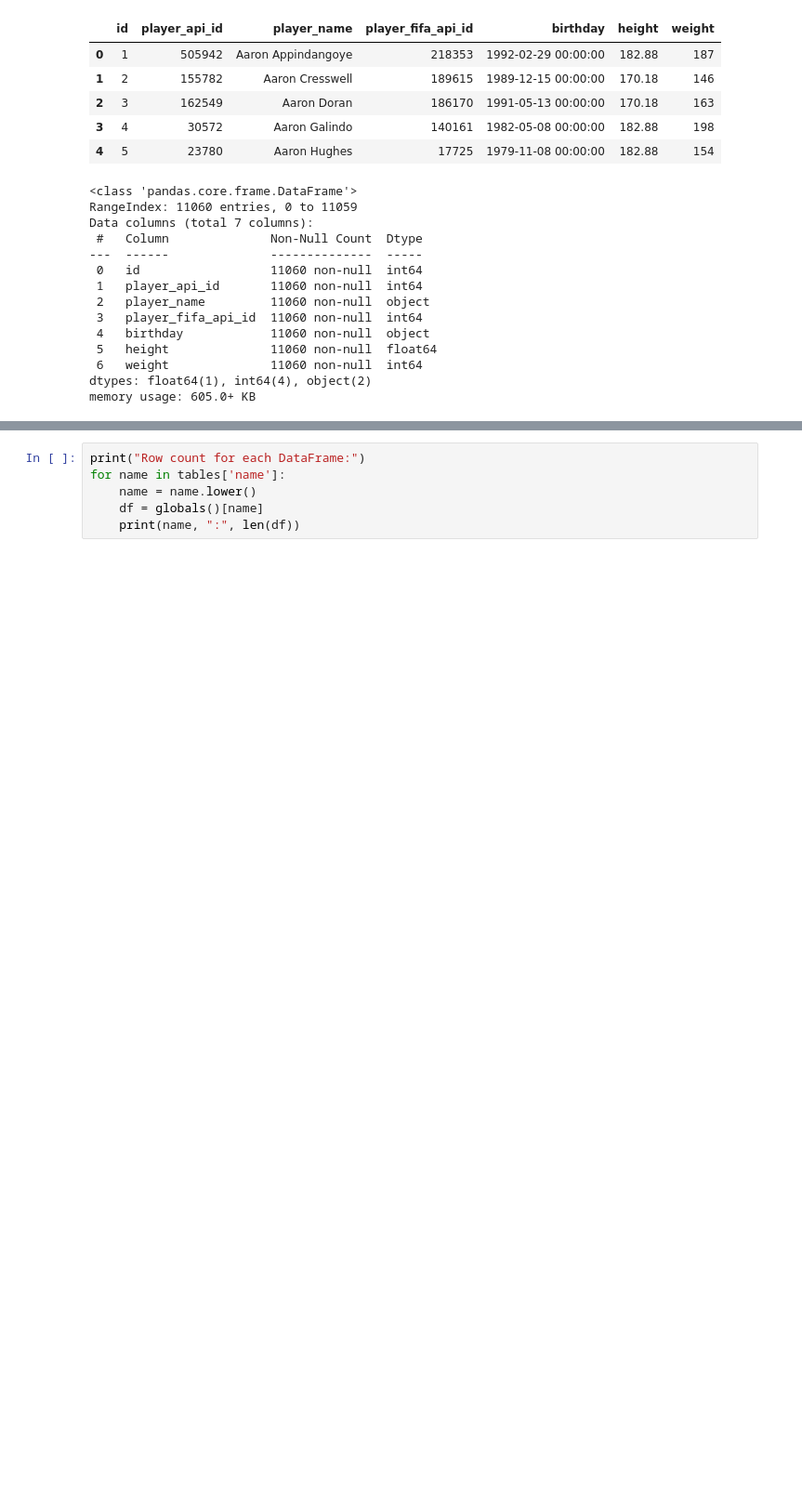
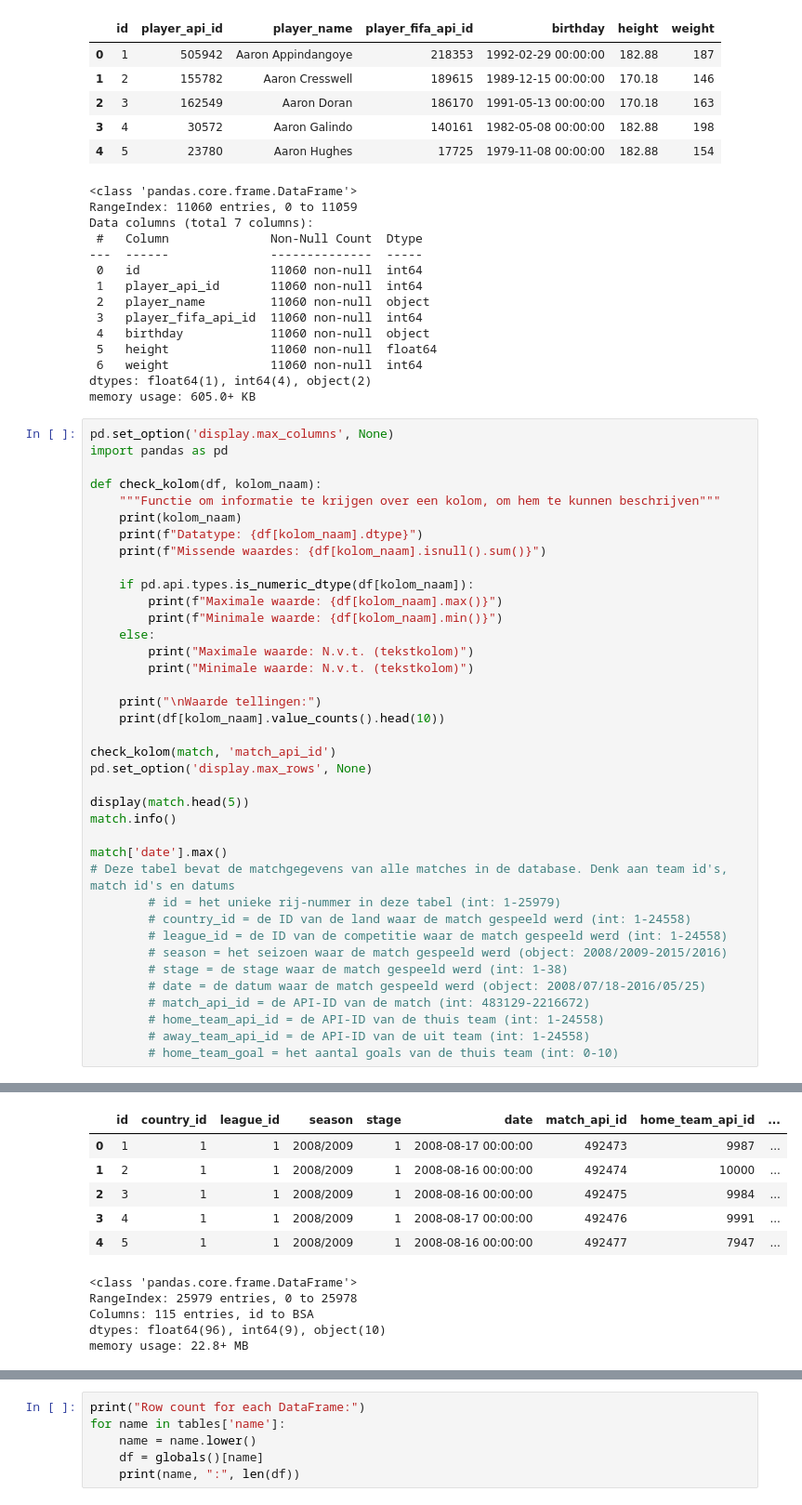
Before and after one commit to TijnD07/DataLab2-Sprint2, a Jupyter notebook: index.ipynb, the cells around one changed output, grey strips where cells are left out. Shown at 93% size. Saved outputs shown, nothing was run; the diff lists cells and outputs as text; blank space fills up the shorter version.

```diff
--- a/index.ipynb
+++ b/index.ipynb
@@ -235,3 +235,42 @@ Data columns (total 7 columns):
  6   weight              11060 non-null  int64
 dtypes: float64(1), int64(4), object(2)
 memory usage: 605.0+ KB
+# %%
+pd.set_option('display.max_columns', None)
+import pandas as pd
+
+def check_kolom(df, kolom_naam):
+    """Functie om informatie te krijgen over een kolom, om hem te kunnen beschrijven"""
+    print(kolom_naam)
+    print(f"Datatype: {df[kolom_naam].dtype}")
+    print(f"Missende waardes: {df[kolom_naam].isnull().sum()}")
+
+    if pd.api.types.is_numeric_dtype(df[kolom_naam]):
+        print(f"Maximale waarde: {df[kolom_naam].max()}")
+        print(f"Minimale waarde: {df[kolom_naam].min()}")
+    else:
+        print("Maximale waarde: N.v.t. (tekstkolom)")
+        print("Minimale waarde: N.v.t. (tekstkolom)")
+
+    print("\nWaarde tellingen:")
+    print(df[kolom_naam].value_counts().head(10))
+
+check_kolom(match, 'match_api_id')
+pd.set_option('display.max_rows', None)
+
+display(match.head(5))
+match.info()
+
+match['date'].max()
+# Deze tabel bevat de matchgegevens van alle matches in de database. Denk aan team id's, match id's en datums
+        # id = het unieke rij-nummer in deze tabel (int: 1-25979)
+        # country_id = de ID van de land waar de match gespeeld werd (int: 1-24558)
+        # league_id = de ID van de competitie waar de match gespeeld werd (int: 1-24558)
+        # season = het seizoen waar de match gespeeld werd (object: 2008/2009-2015/2016)
+        # stage = de stage waar de match gespeeld werd (int: 1-38)
+        # date = de datum waar de match gespeeld werd (object: 2008/07/18-2016/05/25)
+        # match_api_id = de API-ID van de match (int: 483129-2216672)
+        # home_team_api_id = de API-ID van de thuis team (int: 1-24558)
+        # away_team_api_id = de API-ID van de uit team (int: 1-24558)
+        # home_team_goal = het aantal goals van de thuis team (int: 0-10)
+# %% [output]
@@ -237,0 +296,11 @@ memory usage: 605.0+ KB
+|  | id | country_id | league_id | season | stage | date | match_api_id | home_team_api_id | ... |
+| 0 | 1 | 1 | 1 | 2008/2009 | 1 | 2008-08-17 00:00:00 | 492473 | 9987 | ... |
+| 1 | 2 | 1 | 1 | 2008/2009 | 1 | 2008-08-16 00:00:00 | 492474 | 10000 | ... |
+| 2 | 3 | 1 | 1 | 2008/2009 | 1 | 2008-08-16 00:00:00 | 492475 | 9984 | ... |
+| 3 | 4 | 1 | 1 | 2008/2009 | 1 | 2008-08-17 00:00:00 | 492476 | 9991 | ... |
+| 4 | 5 | 1 | 1 | 2008/2009 | 1 | 2008-08-16 00:00:00 | 492477 | 7947 | ... |
+<class 'pandas.core.frame.DataFrame'>
+RangeIndex: 25979 entries, 0 to 25978
+Columns: 115 entries, id to BSA
+dtypes: float64(96), int64(9), object(10)
+memory usage: 22.8+ MB
```
Also changed, not shown: parts of 1 cell of this notebook.
